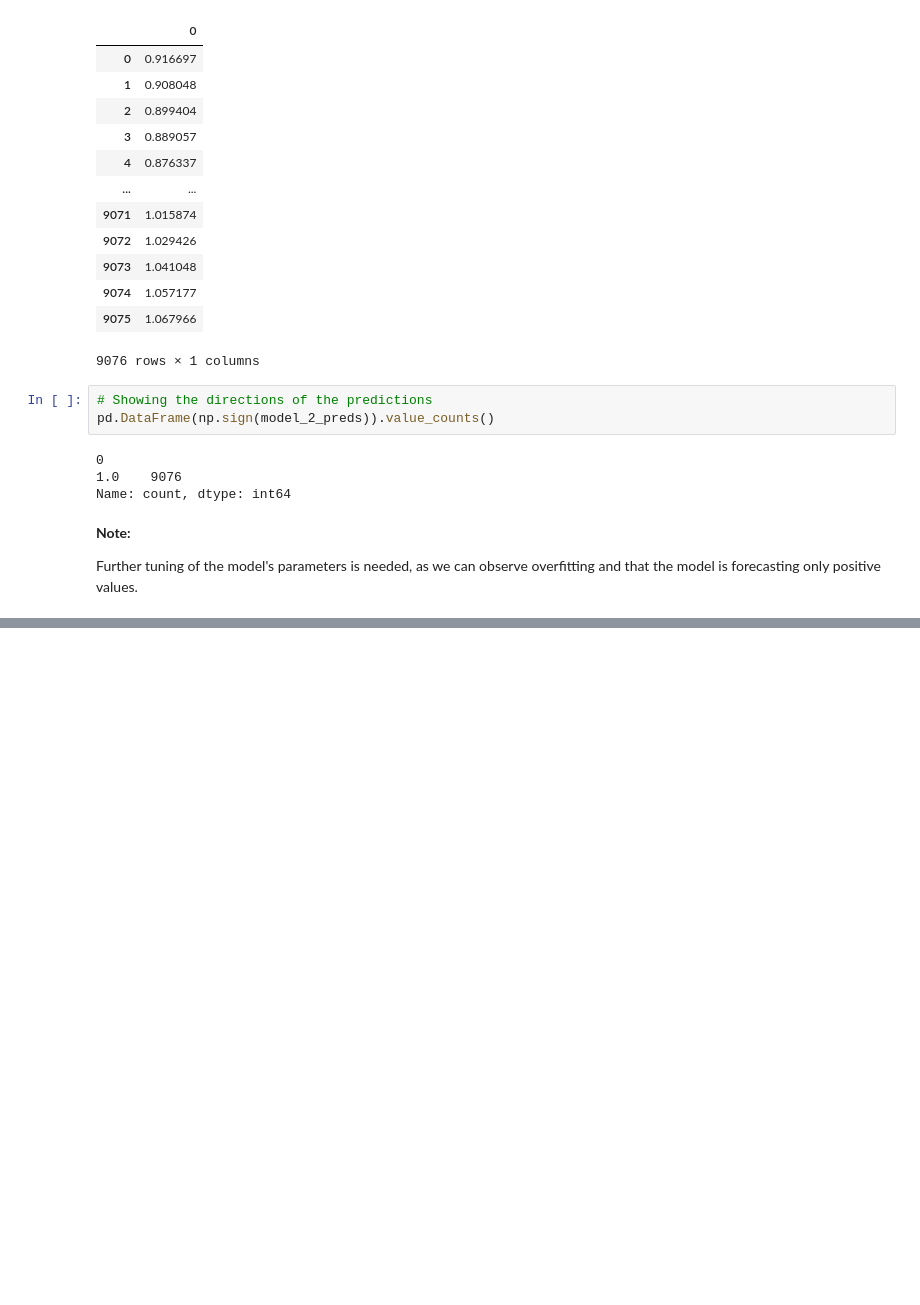
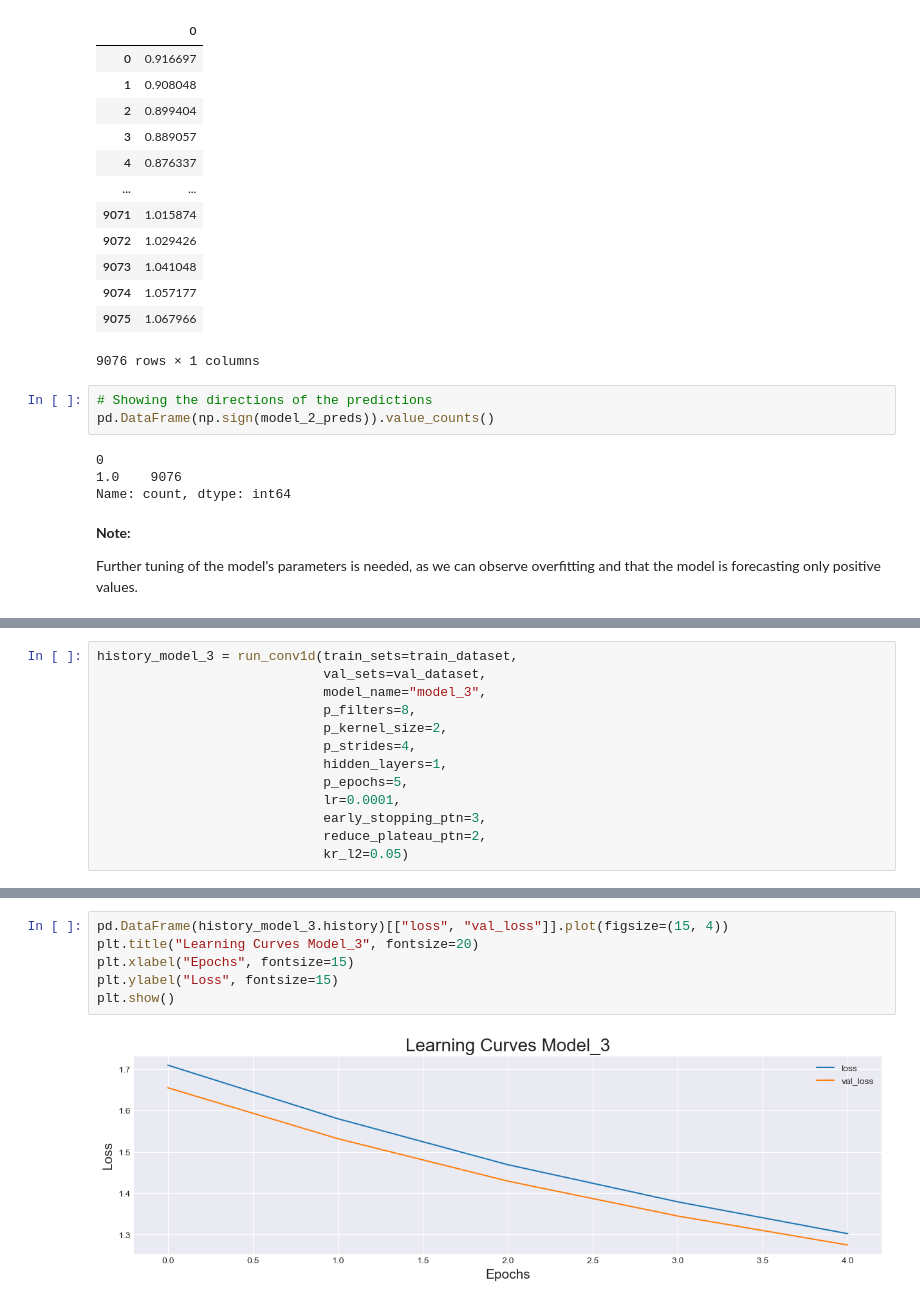
Before and after one commit to YarosInter/Time-Series-Conv1D-Neural-Network, a Jupyter notebook: Conv1D_Layer_Neural_Network.ipynb, the cells around one changed output, grey strips where cells are left out. Saved outputs shown, nothing was run; the diff lists cells and outputs as text; blank space fills up the shorter version.

```diff
--- a/Conv1D_Layer_Neural_Network.ipynb
+++ b/Conv1D_Layer_Neural_Network.ipynb
@@ -582,0 +647,13 @@ Further tuning of the model's parameters is needed, as we can observe overfittin
+# %%
+history_model_3 = run_conv1d(train_sets=train_dataset,
+                             val_sets=val_dataset,
+                             model_name="model_3",
+                             p_filters=8,
+                             p_kernel_size=2,
+                             p_strides=4,
+                             hidden_layers=1,
+                             p_epochs=5,
+                             lr=0.0001,
+                             early_stopping_ptn=3,
+                             reduce_plateau_ptn=2,
+                             kr_l2=0.05)
@@ -582,0 +696,8 @@ Further tuning of the model's parameters is needed, as we can observe overfittin
+# %%
+pd.DataFrame(history_model_3.history)[["loss", "val_loss"]].plot(figsize=(15, 4))
+plt.title("Learning Curves Model_3", fontsize=20)
+plt.xlabel("Epochs", fontsize=15)
+plt.ylabel("Loss", fontsize=15)
+plt.show()
+# %% [output]
+[figure, added]
```
Also changed, not shown: parts of 15 cells of this notebook, 1 other file.
